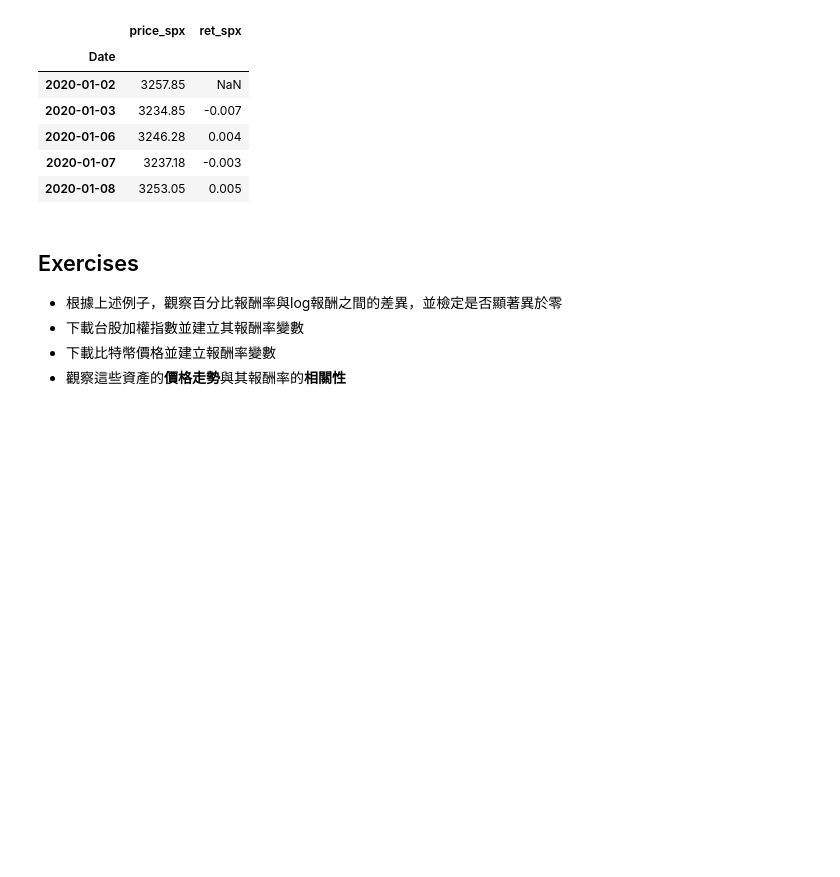
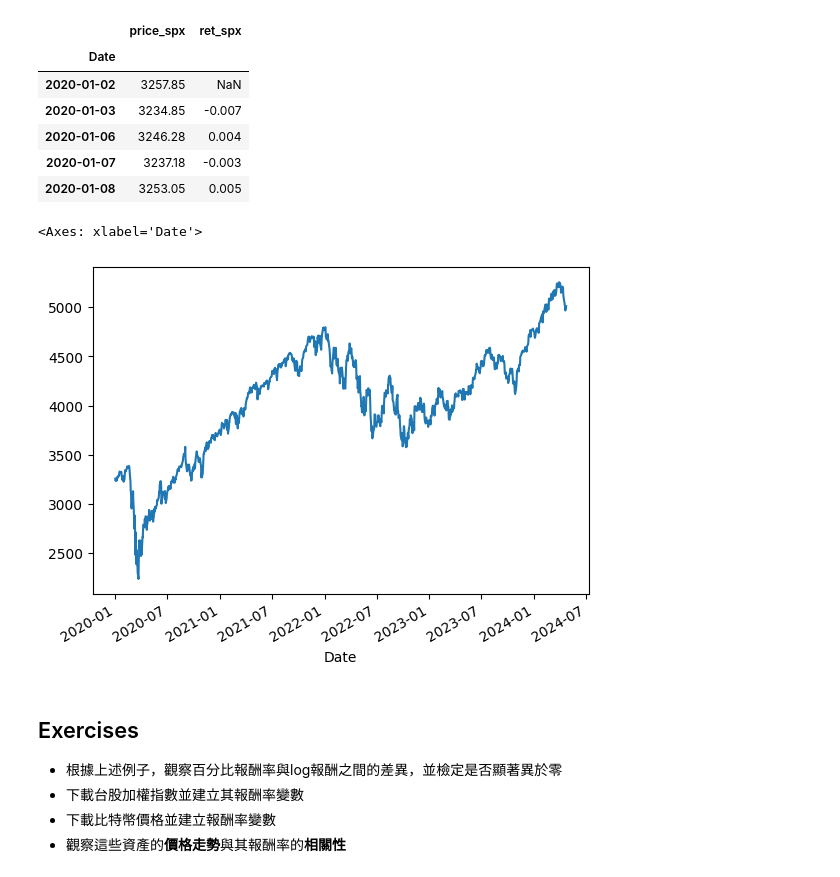
Before and after one commit to quetion/time_series_SCU, a Jupyter notebook: TS_Ch1_exercise.ipynb, the cells around one changed output. Cells and saved outputs as stored; diff of their text form; code cells hidden in the pictures; blank space fills up the shorter version.

```diff
--- a/TS_Ch1_exercise.ipynb
+++ b/TS_Ch1_exercise.ipynb
@@ -38,6 +39,12 @@ data.head().round(3)
 | 2020-01-06 | 3246.28 | 0.004 |
 | 2020-01-07 | 3237.18 | -0.003 |
 | 2020-01-08 | 3253.05 | 0.005 |
+# %%
+# plot
+data.price_spx.plot()
+# %% [output]
+<Axes: xlabel='Date'>
+[figure, added]
 # %% [markdown]
 ## Exercises
 - 根據上述例子，觀察百分比報酬率與log報酬之間的差異，並檢定是否顯著異於零
```
Also changed, not shown: parts of 18 cells of this notebook.
